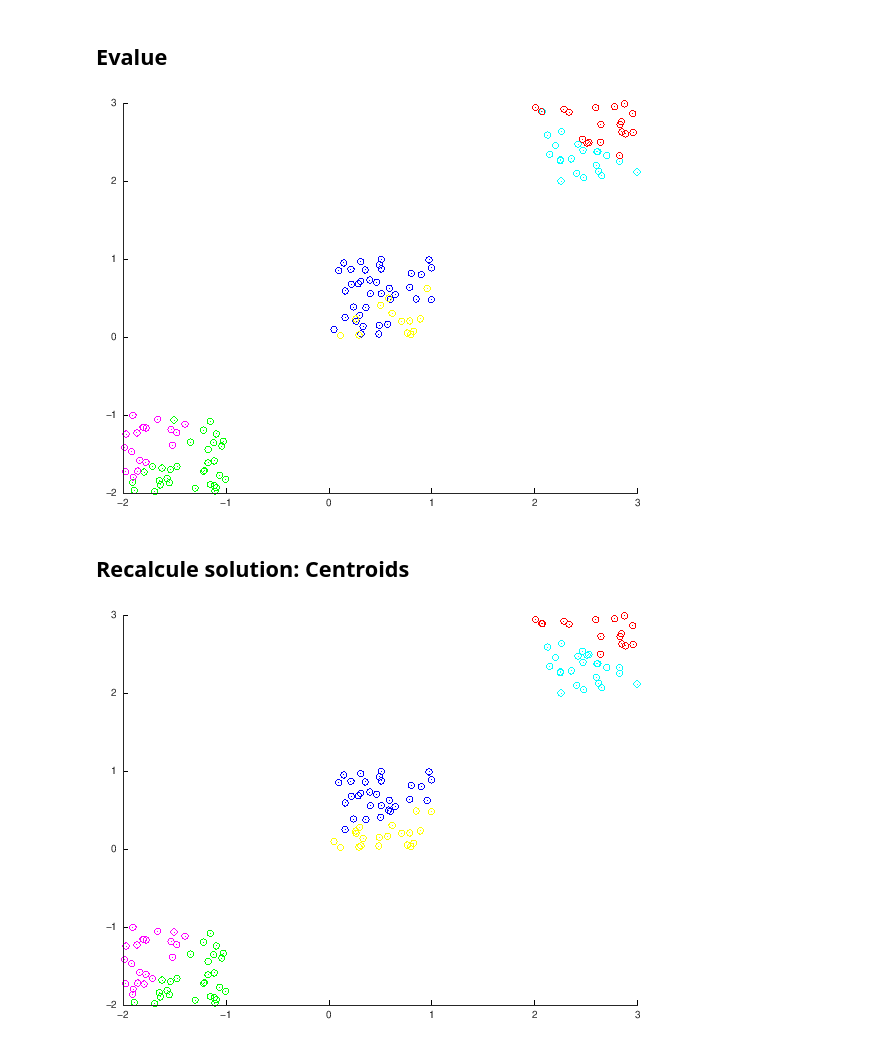
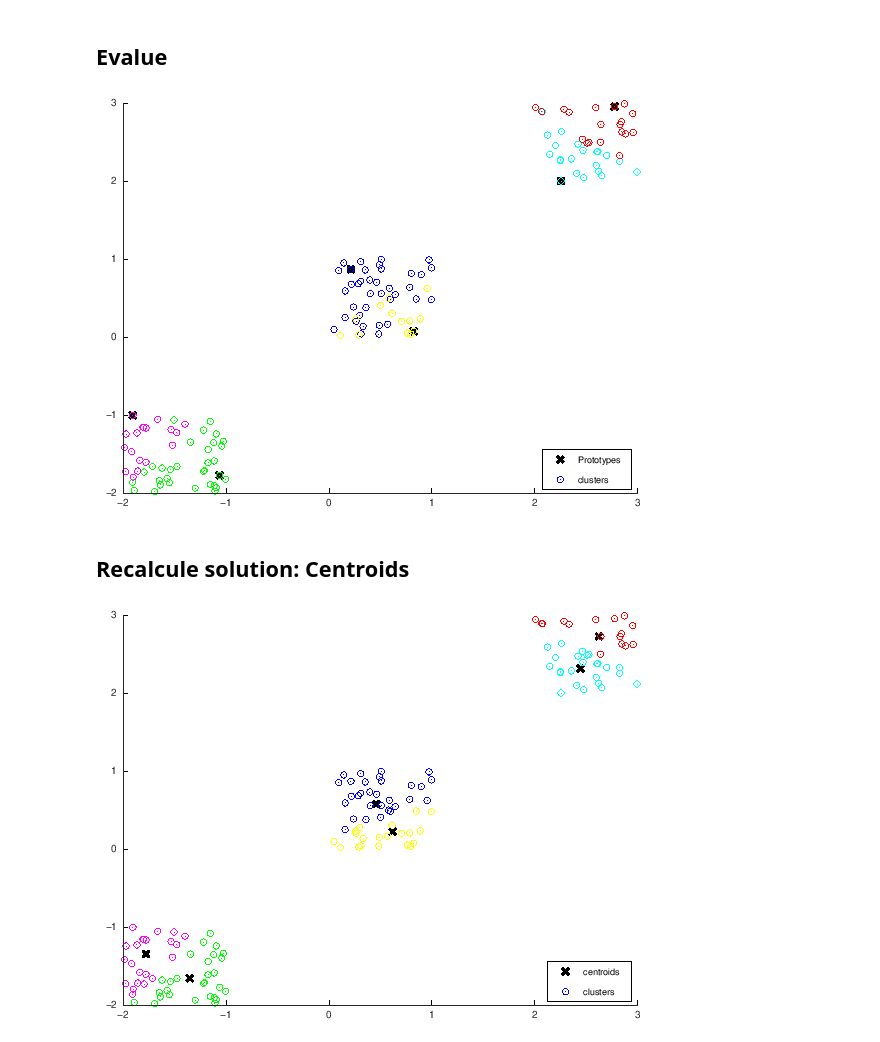
Before and after one commit to Jeffresh/clustering-adaptative-method, a Jupyter notebook: ClusteringAdaptative.ipynb, the cells around one changed output. Drawn from its saved outputs; the diff is of its cells as text; code cells hidden in the pictures.

Commit message:
:sparkles: improve plotting
add centroids, prototyes and the legends

```diff
--- a/ClusteringAdaptative.ipynb
+++ b/ClusteringAdaptative.ipynb
@@ -75,15 +75,18 @@ radius = 1;
 # %%
 colors = ['b', 'g', 'c', 'r', 'm', 'y', 'k', 'w'];
 colors = [ colors, colors, colors];
 
 figure; hold on;
 for i=1:length(centers)
     ind = find(class == centers(i));
+    plot(X(1, centers(i)), X(2,centers(i)), 'xk', "LineWidth", 8);
     plot(X(1,ind), X(2,ind), strcat('o', colors(i) ))
 end
+legend("Prototypes", "clusters", "Location", "southeast")
+
 hold off;
 # %% [output]
-[figure, old version]
+[figure, new version]
 # %% [markdown]
 ## Recalcule solution: Centroids
 # %%
@@ -104,8 +107,10 @@ figure,
 hold on;
 for i=1:length(centers)
     ind = find(yest == i);
+    plot(centroid(1,i), centroid(2,i), 'xk', "LineWidth", 8);
     plot(X(1,ind), X(2,ind), strcat('o', colors(i) ))
 end
+legend("centroids", "clusters", "Location", "southeast")
 hold off;
 # %% [output]
-[figure, old version]
+[figure, new version]
```
Also changed, not shown: parts of 1 cell of this notebook.
